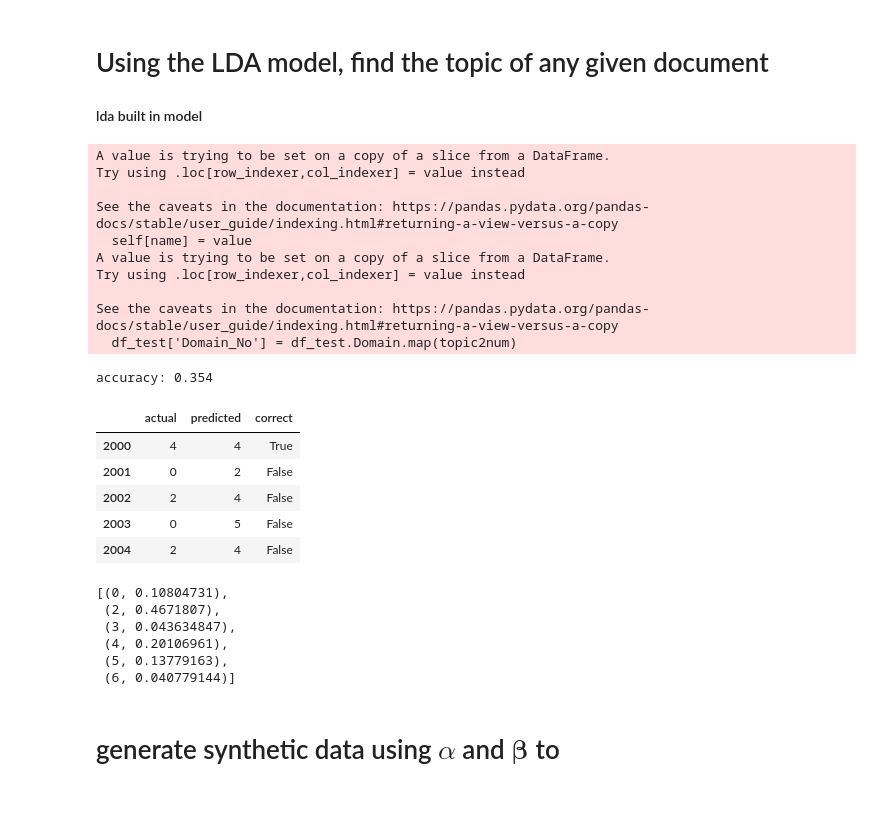
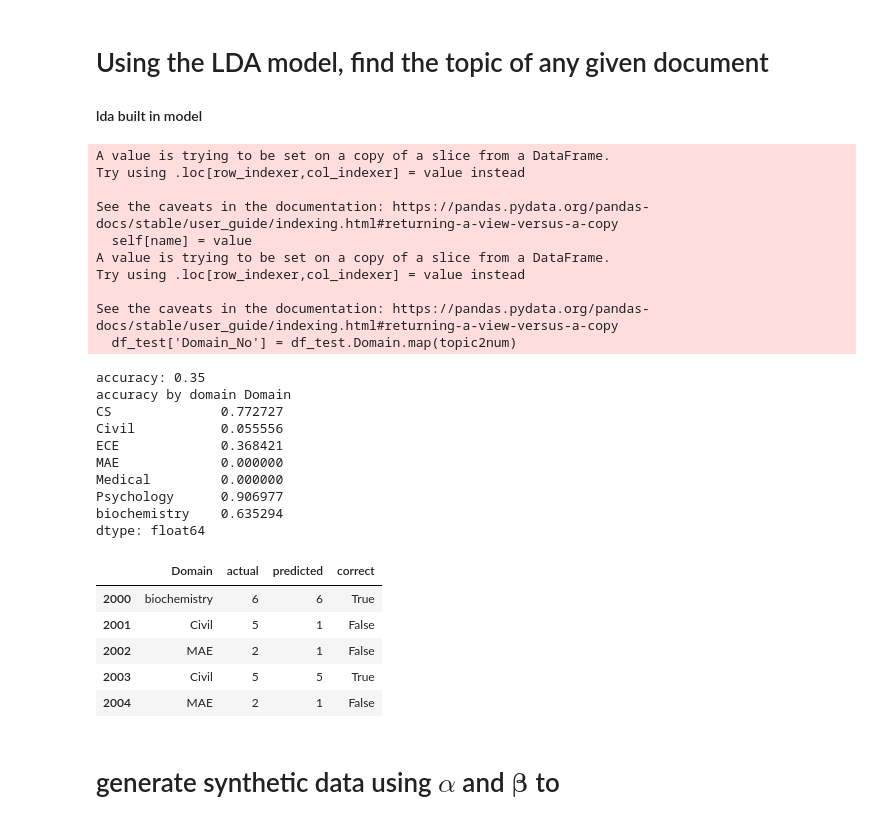
Before and after one commit to clarissaache/DocumentClassifier, a Jupyter notebook: lda.ipynb, the cells around one changed output. Saved outputs shown, nothing was run; the diff lists cells and outputs as text; code cells hidden in the pictures.

```diff
--- a/lda.ipynb
+++ b/lda.ipynb
@@ -335,51 +333,55 @@ def get_weight_each_topic(i,t_predict):
     else:
         return find[0][1]
 
 def get_topic_dist(model,text):
     t_predict = np.array(model[text][0])
     topic_dist_d = list(map(lambda i:get_weight_each_topic(i,t_predict),range(7)))
     return topic_dist_d
 
 df_test = df_paper_raw[2000:2500]
-topic2num = {"Civil": 0, "Medical":1, "MAE":2, "ECE":3, "biochemistry":4, "CS":5,"Psychology":6}
+topic2num = {"Medical": 0, "ECE":1, "MAE":2, "CS":3, "Psychology":4, "Civil":5,"biochemistry":6}
+#topic2num = {"MAE":0,"biochemistry":1,"Civil":2,"ECE":3,"Medical":4,"CS":5,"Psychology":6}
 df_test.Domain = df_test.Domain.str.replace(r'\s','')
 df_test['Domain_No'] = df_test.Domain.map(topic2num)
 corpus_uncategorized = prepare_text(df_test.Abstract,BOW=True)
 # corpus_uncategorized[1]
 topic_weight_matrix = list(map(lambda text_i:get_topic_dist(lda_model,text_i),corpus_uncategorized))
 dominant_topic = np.argmax(topic_weight_matrix,axis=1)
-predict_compare = pd.DataFrame({"actual":df_test.Domain_No,"predicted":dominant_topic})
+predict_compare = pd.DataFrame({"Domain":df_test.Domain,"actual":df_test.Domain_No,"predicted":dominant_topic})
 predict_compare["correct"] = np.equal(predict_compare.actual,predict_compare.predicted)
 accuracy = np.sum(predict_compare['correct'])/len(predict_compare)
 print("accuracy:", accuracy)
+# compute accuracy by domain
+accuracy_by_domain = predict_compare.groupby('Domain').apply(lambda grp: np.sum(grp.correct)/len(grp))
+print("accuracy by domain", accuracy_by_domain)
 predict_compare.head()
 # %% [output]
 A value is trying to be set on a copy of a slice from a DataFrame.
 Try using .loc[row_indexer,col_indexer] = value instead
 
 See the caveats in the documentation: https://pandas.pydata.org/pandas-docs/stable/user_guide/indexing.html#returning-a-view-versus-a-copy
   self[name] = value
 A value is trying to be set on a copy of a slice from a DataFrame.
 Try using .loc[row_indexer,col_indexer] = value instead
 
 See the caveats in the documentation: https://pandas.pydata.org/pandas-docs/stable/user_guide/indexing.html#returning-a-view-versus-a-copy
   df_test['Domain_No'] = df_test.Domain.map(topic2num)
-accuracy: 0.354
+accuracy: 0.35
+accuracy by domain Domain
+CS              0.772727
+Civil           0.055556
+ECE             0.368421
+MAE             0.000000
+Medical         0.000000
+Psychology      0.906977
+biochemistry    0.635294
+dtype: float64
-|  | actual | predicted | correct |
-| 2000 | 4 | 4 | True |
-| 2001 | 0 | 2 | False |
-| 2002 | 2 | 4 | False |
-| 2003 | 0 | 5 | False |
-| 2004 | 2 | 4 | False |
+|  | Domain | actual | predicted | correct |
+| 2000 | biochemistry | 6 | 6 | True |
+| 2001 | Civil | 5 | 1 | False |
+| 2002 | MAE | 2 | 1 | False |
+| 2003 | Civil | 5 | 5 | True |
+| 2004 | MAE | 2 | 1 | False |
-# %%
-lda_model[corpus_uncategorized[1]][0]
-# %% [output]
-[(0, 0.10804731),
- (2, 0.4671807),
- (3, 0.043634847),
- (4, 0.20106961),
- (5, 0.13779163),
- (6, 0.040779144)]
 # %% [markdown]
 # generate synthetic data using $\alpha$ and $\bm{\beta}$ to
 # %%
```
Also changed, not shown: parts of 22 cells of this notebook, 2 other files.
